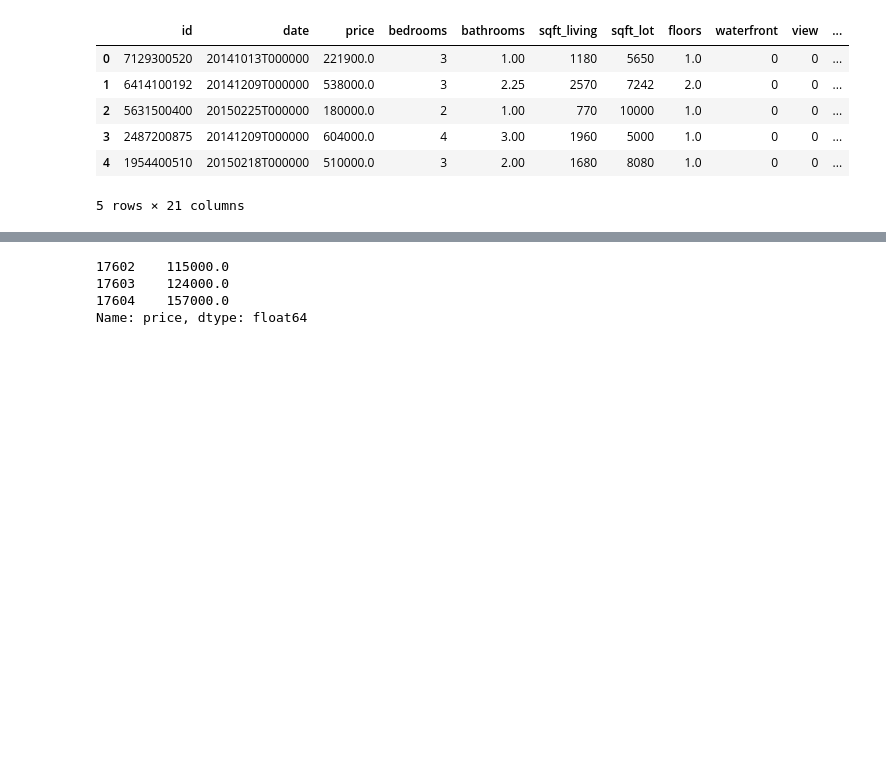
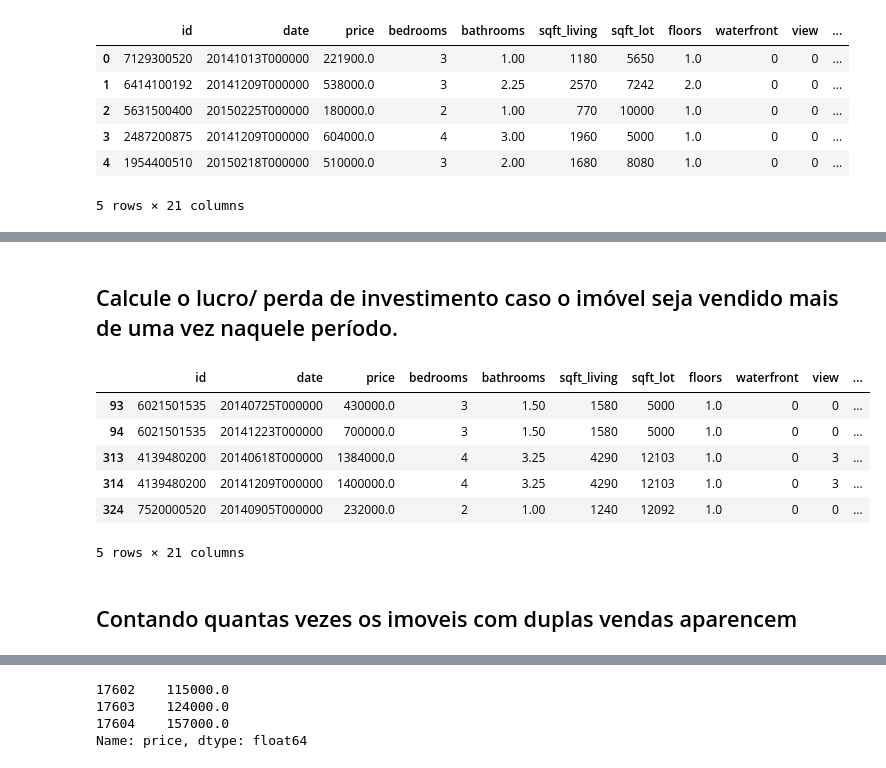
Before and after one commit to michellssgui22/PROJETOS_ESTUDO_DATASCIENCE, a Jupyter notebook: Mini_Projeto_Roof_Imoveis.ipynb, the cells around one changed output, grey strips where cells are left out. Saved outputs shown, nothing was run; the diff lists cells and outputs as text; code cells hidden in the pictures; blank space fills up the shorter version.

```diff
--- a/Mini_Projeto_Roof_Imoveis.ipynb
+++ b/Mini_Projeto_Roof_Imoveis.ipynb
@@ -421,0 +251,15 @@ Name: id, Length: 176, dtype: int64
+# %% [markdown]
+## Calcule o lucro/ perda de investimento caso o imóvel seja vendido mais de uma vez naquele período.
+# %%
+df_vendas = df[df.duplicated(subset='id', keep=False)]
+df_vendas.head()
+# %% [output]
+|  | id | date | price | bedrooms | bathrooms | sqft_living | sqft_lot | floors | waterfront | view | ... |
+| 93 | 6021501535 | 20140725T000000 | 430000.0 | 3 | 1.50 | 1580 | 5000 | 1.0 | 0 | 0 | ... |
+| 94 | 6021501535 | 20141223T000000 | 700000.0 | 3 | 1.50 | 1580 | 5000 | 1.0 | 0 | 0 | ... |
+| 313 | 4139480200 | 20140618T000000 | 1384000.0 | 4 | 3.25 | 4290 | 12103 | 1.0 | 0 | 3 | ... |
+| 314 | 4139480200 | 20141209T000000 | 1400000.0 | 4 | 3.25 | 4290 | 12103 | 1.0 | 0 | 3 | ... |
+| 324 | 7520000520 | 20140905T000000 | 232000.0 | 2 | 1.00 | 1240 | 12092 | 1.0 | 0 | 0 | ... |
+5 rows × 21 columns
+# %% [markdown]
+## Contando quantas vezes os imoveis com duplas vendas aparencem
```
Also changed, not shown: parts of 74 cells of this notebook.
